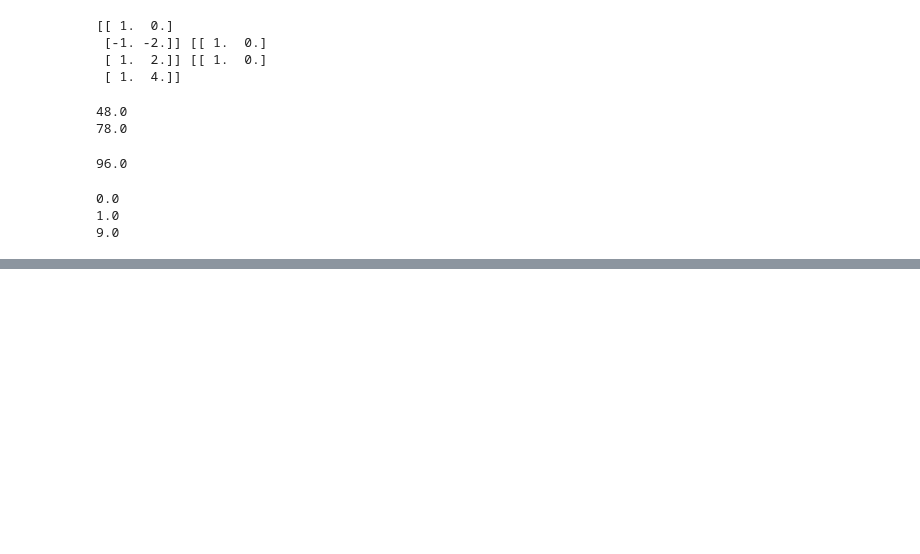
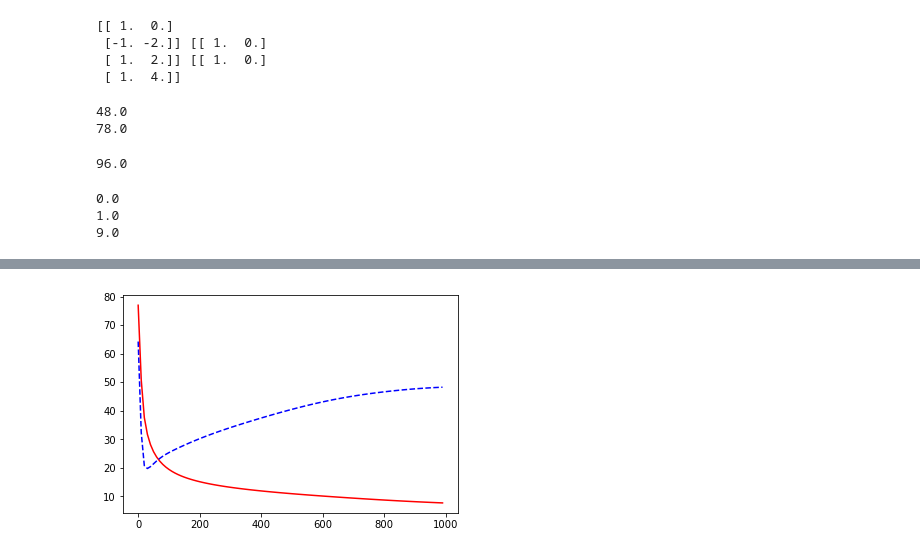
Before and after one commit to xiehui999/deepLearning, a Jupyter notebook: theano/第一节.ipynb, the cells around one changed output, grey strips where cells are left out. Cells and saved outputs as stored; diff of their text form; code cells hidden in the pictures; blank space fills up the shorter version.

```diff
--- a/theano/第一节.ipynb
+++ b/theano/第一节.ipynb
@@ -114,0 +319,74 @@ print(state.get_value())
+# %%
+#正规化
+#对于训练集，学习的效果非常好，甚至接近完美地穿过每个点，或者非常准确地进行了分类，但是把这个模型应用于新的数据集上，
+#表现就特别差。这种现象叫做过拟合
+from sklearn.datasets import load_boston
+np.random.seed(100)
+#数据进行归一化，
+def minmax_normalization(data):
+    xs_max=np.max(data,axis=0)
+    xs_min=np.min(data,axis=0)
+    xs=(1-0)*(data-xs_min)/(xs_max-xs_min)+0
+    return xs;
+
+
+# load_boston 房价数据，有 500 多个样本，13 个 feature，每个样本对应一个房价。 其中 y 通过增加维度 [:, np.newaxis] 由列表结构变成了矩阵的形式。
+x_data=load_boston().data
+x_data=minmax_normalization(x_data)
+y_data=load_boston().target[:,np.newaxis]
+
+
+#把数据集分为训练集和测试集，交叉验证，来检验是否真正的学习好了，交叉验证还可以筛选合适的参数
+x_train, y_train = x_data[:400], y_data[:400]
+x_test,y_test=x_data[400:],y_data[400:]
+
+x=T.dmatrix('x')
+y=T.dmatrix('y')
+
+#建立模型,建立两个神经层 layer1有13个属性，50个神经元，激活函数tanh，layer2的输入时1的输出，有50个，输出为房价，只有一个
+layer1=Layer(x,13,50,T.tanh)
+layer2=Layer(layer1.outputs,50,1,None)
+
+#计算损失函数，
+cost=T.mean(T.square(layer2.outputs-y))# 没有正则化
+
+#cost=T.mean(T.square(layer2.outputs-y))+0.1*((layer1.W**2).summ())# L2正规化
+#cost=T.mean(T.square(layer2.outputs-y))+0.1*(abs(layer1.W).sum()+abs(layer2.W).sum()) #L1正规化
+
+#计算梯度
+gW1,gb1,gW2,gb2=T.grad(cost,[layer1.W,layer1.b,layer2.W,layer2.b])
+
+#激活模型
+
+#定义学习率，训练函数
+learning_rate=0.01
+train=theano.function(
+    inputs=[x,y],
+    updates={(layer1.W,layer1.W-learning_rate*gW1),
+            (layer1.b,layer1.b-learning_rate*gb1),
+             (layer2.W,layer2.W-learning_rate*gW2),
+            (layer2.b,layer2.b-learning_rate*gb2)
+            })
+
+compute_cost=theano.function(inputs=[x,y],outputs=cost)
+
+#训练模型
+
+#记录误差函数，训练100次，每10步记录一次训练集合测试集的误差
+train_err_list=[]
+test_err_list=[]
+learning_time=[]
+for i in range(1000):
+    train(x_train,y_train)
+    if i%10==0:
+        train_err_list.append(compute_cost(x_train,y_train))
+        test_err_list.append(compute_cost(x_test,y_test))
+        learning_time.append(i)
+
+
+#可视化结果
+plt.plot(learning_time,train_err_list, 'r-')
+plt.plot(learning_time,test_err_list,'b--')
+plt.show()
+# %% [output]
+[figure, added]
```
Also changed, not shown: parts of 8 cells of this notebook, 2 other files.
